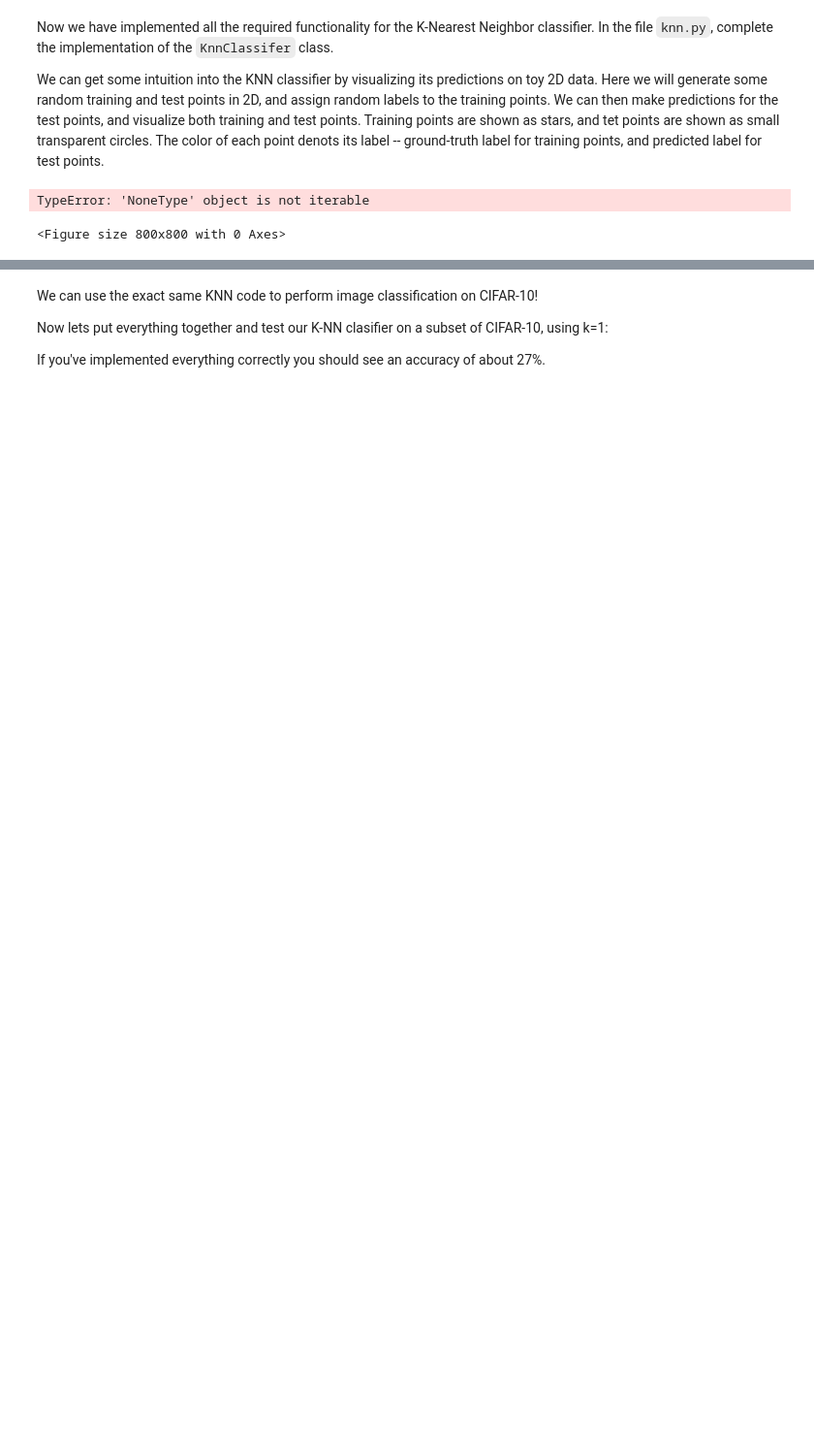
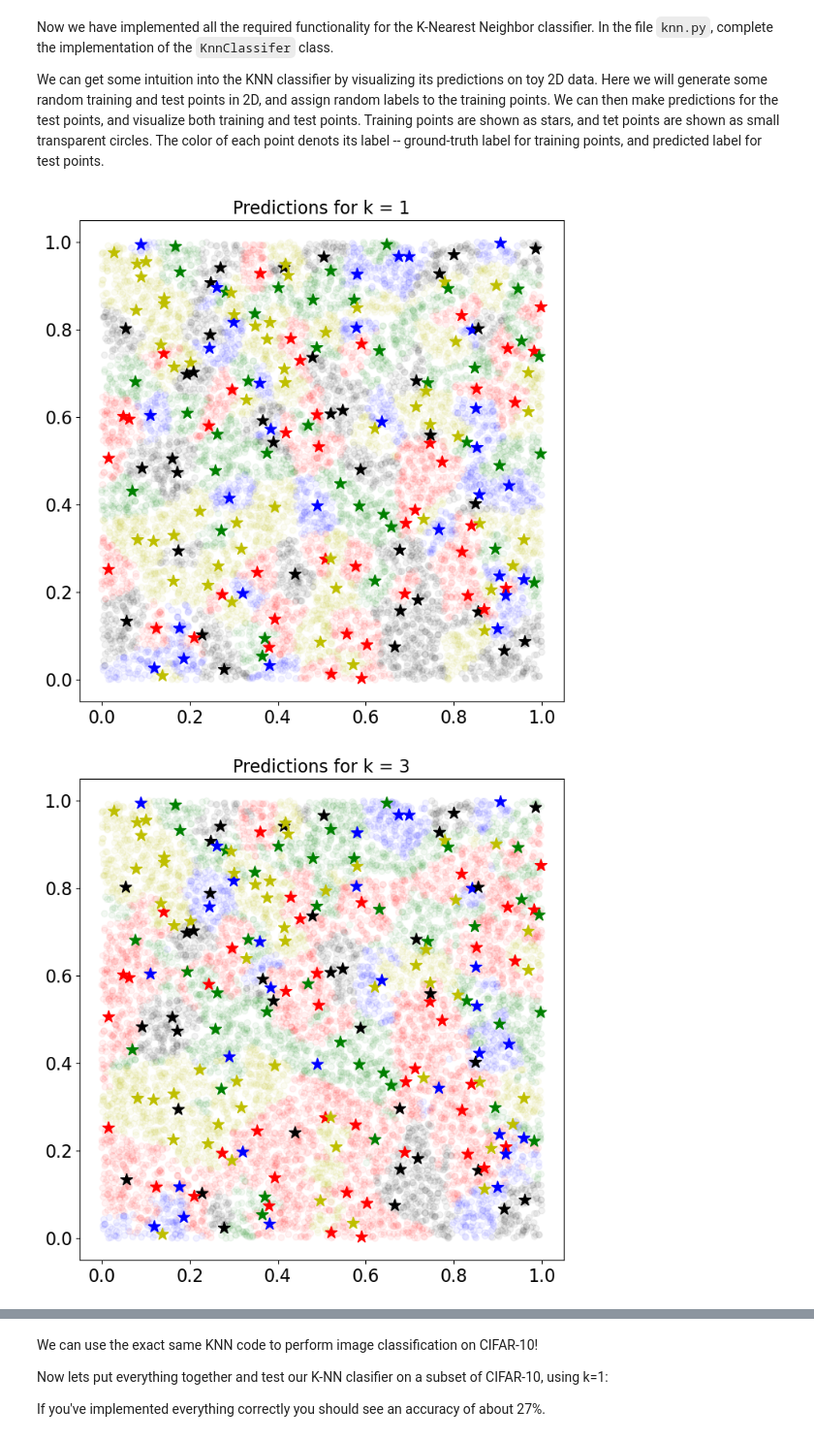
Before and after one commit to SaturnTsen/EECS-498-007, a Jupyter notebook: A1/knn.ipynb, the cells around one changed output, grey strips where cells are left out. Shown at 97% size. Cells and saved outputs as stored; diff of their text form; code cells hidden in the pictures; blank space fills up the shorter version.

```diff
--- a/A1/knn.ipynb
+++ b/A1/knn.ipynb
@@ -338,30 +337,30 @@ We can get some intuition into the KNN classifier by visualizing its predictions
 # %%
 from knn import KnnClassifier
 
 num_test = 10000
-num_train = 20
+num_train = 200
 num_classes = 5
 
 # Generate random training and test data
 torch.manual_seed(128)
 x_train = torch.rand(num_train, 2)
 y_train = torch.randint(num_classes, size=(num_train,))
 x_test = torch.rand(num_test, 2)
 classifier = KnnClassifier(x_train, y_train)
 
 # Plot predictions for different values of k
 for k in [1, 3, 5]:
     y_test = classifier.predict(x_test, k=k)
     plt.gcf().set_size_inches(8, 8)
     class_colors = ['r', 'g', 'b', 'k', 'y']
     train_colors = [class_colors[c] for c in y_train]
     test_colors = [class_colors[c] for c in y_test]
     plt.scatter(x_test[:, 0], x_test[:, 1],
                 color=test_colors, marker='o', s=32, alpha=0.05)
     plt.scatter(x_train[:, 0], x_train[:, 1],
                 color=train_colors, marker='*', s=128.0)
     plt.title('Predictions for k = %d' % k, size=16)
     plt.show()
 # %% [output]
-TypeError: 'NoneType' object is not iterable
-<Figure size 800x800 with 0 Axes>
+[figure, added]
+[figure, added]
```
Also changed, not shown: parts of 17 cells of this notebook, 2 other files.
